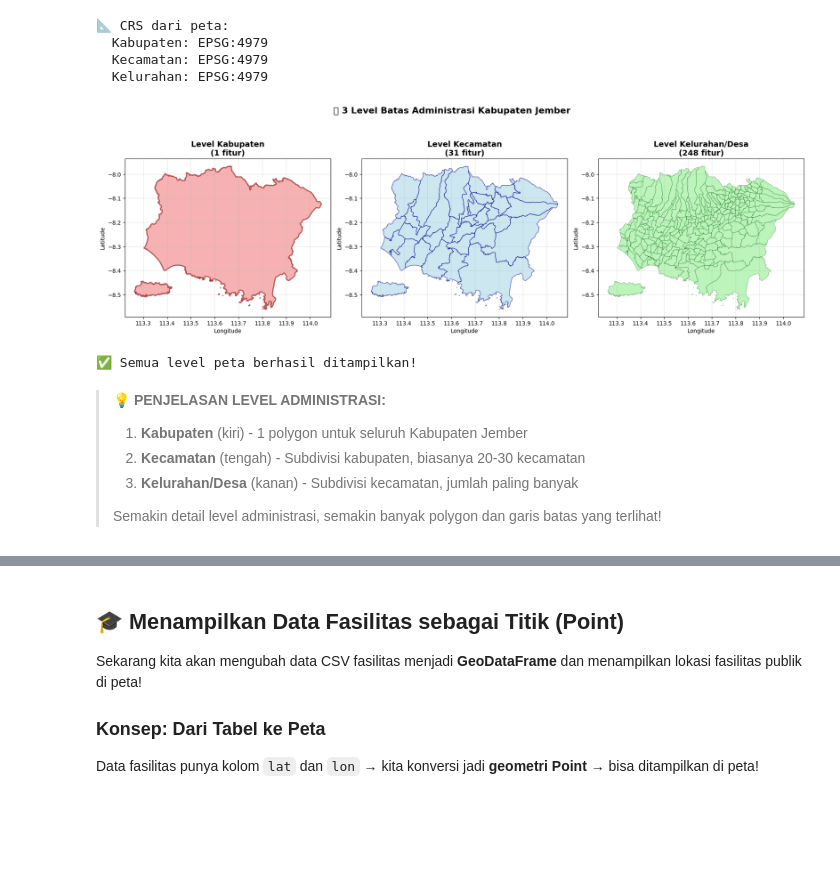
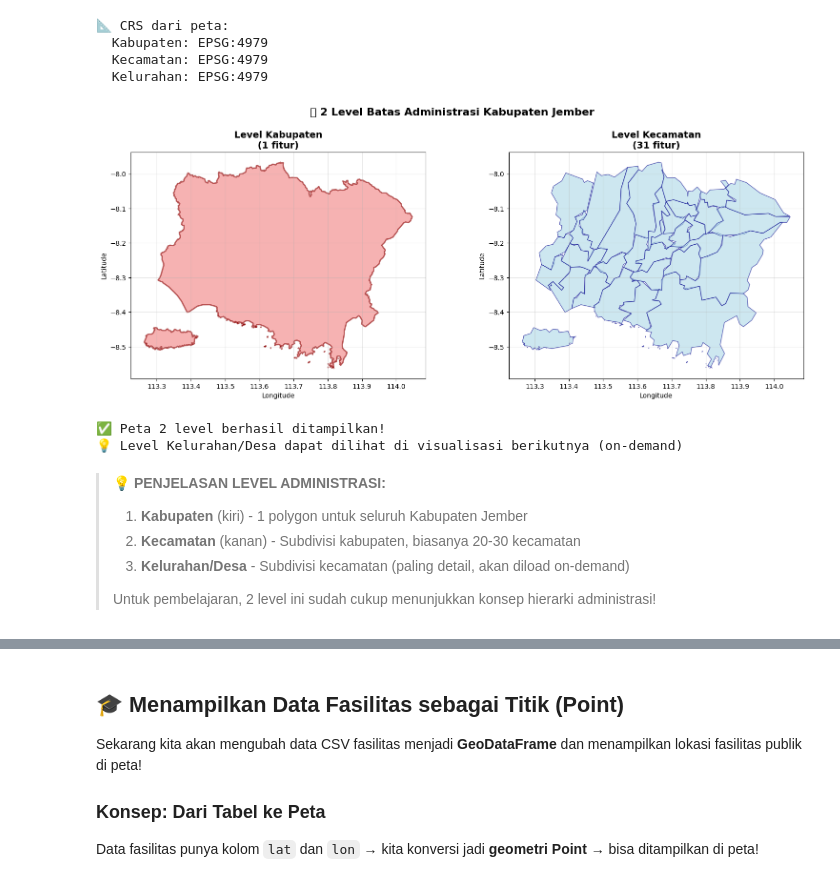
Before and after one commit to juniyasyos/datavis-geospasial, a Jupyter notebook: notebooks/01_pengenalan_peta.ipynb, the cells around one changed output, grey strips where cells are left out. Drawn from its saved outputs; the diff is of its cells as text; code cells hidden in the pictures; blank space fills up the shorter version.

```diff
--- a/notebooks/01_pengenalan_peta.ipynb
+++ b/notebooks/01_pengenalan_peta.ipynb
@@ -249,43 +281,38 @@ for gdf, name in [(gdf_kabupaten, 'Kabupaten'), (gdf_kecamatan, 'Kecamatan'), (g
   Kecamatan: EPSG:4979
   Kelurahan: EPSG:4979
 # %%
-# Membuat 3 subplot untuk menampilkan 3 level peta
-fig, axes = plt.subplots(1, 3, figsize=(18, 6))
+# Membuat 2 subplot untuk menampilkan 2 level peta (lebih cepat, materi tetap tersampaikan)
+fig, axes = plt.subplots(1, 2, figsize=(16, 6))
 
 # Plot 1: Batas Kabupaten
 gdf_kabupaten.plot(ax=axes[0], color='lightcoral', edgecolor='darkred', linewidth=2, alpha=0.6)
 axes[0].set_title(f'Level Kabupaten\n({len(gdf_kabupaten)} fitur)', fontsize=14, fontweight='bold')
 axes[0].set_xlabel('Longitude')
 axes[0].set_ylabel('Latitude')
 axes[0].grid(True, alpha=0.3)
 
 # Plot 2: Batas Kecamatan
 gdf_kecamatan.plot(ax=axes[1], color='lightblue', edgecolor='darkblue', linewidth=1, alpha=0.6)
 axes[1].set_title(f'Level Kecamatan\n({len(gdf_kecamatan)} fitur)', fontsize=14, fontweight='bold')
 axes[1].set_xlabel('Longitude')
 axes[1].set_ylabel('Latitude')
 axes[1].grid(True, alpha=0.3)
 
-# Plot 3: Batas Kelurahan/Desa
-gdf_kelurahan.plot(ax=axes[2], color='lightgreen', edgecolor='darkgreen', linewidth=0.5, alpha=0.6)
-axes[2].set_title(f'Level Kelurahan/Desa\n({len(gdf_kelurahan)} fitur)', fontsize=14, fontweight='bold')
-axes[2].set_xlabel('Longitude')
-axes[2].set_ylabel('Latitude')
-axes[2].grid(True, alpha=0.3)
-
-plt.suptitle('📍 3 Level Batas Administrasi Kabupaten Jember', fontsize=16, fontweight='bold', y=1.02)
+plt.suptitle('📍 2 Level Batas Administrasi Kabupaten Jember', fontsize=16, fontweight='bold', y=1.02)
 plt.tight_layout()
 plt.show()
 
-print('✅ Semua level peta berhasil ditampilkan!')
+print('✅ Peta 2 level berhasil ditampilkan!')
+print('💡 Level Kelurahan/Desa dapat dilihat di visualisasi berikutnya (on-demand)')
 # %% [output]
-[figure, old version]
+[figure, new version]
-✅ Semua level peta berhasil ditampilkan!
+✅ Peta 2 level berhasil ditampilkan!
+💡 Level Kelurahan/Desa dapat dilihat di visualisasi berikutnya (on-demand)
 # %% [markdown]
 > **💡 PENJELASAN LEVEL ADMINISTRASI:**
 > 1. **Kabupaten** (kiri) - 1 polygon untuk seluruh Kabupaten Jember
-> 2. **Kecamatan** (tengah) - Subdivisi kabupaten, biasanya 20-30 kecamatan
-> 3. **Kelurahan/Desa** (kanan) - Subdivisi kecamatan, jumlah paling banyak
+> 2. **Kecamatan** (kanan) - Subdivisi kabupaten, biasanya 20-30 kecamatan
+> 3. **Kelurahan/Desa** - Subdivisi kecamatan (paling detail, akan diload on-demand)
 >
-> Semakin detail level administrasi, semakin banyak polygon dan garis batas yang terlihat!
+> Untuk pembelajaran, 2 level ini sudah cukup menunjukkan konsep hierarki administrasi!
 # %%
```
Also changed, not shown: parts of 11 cells of this notebook, 8 other files.
